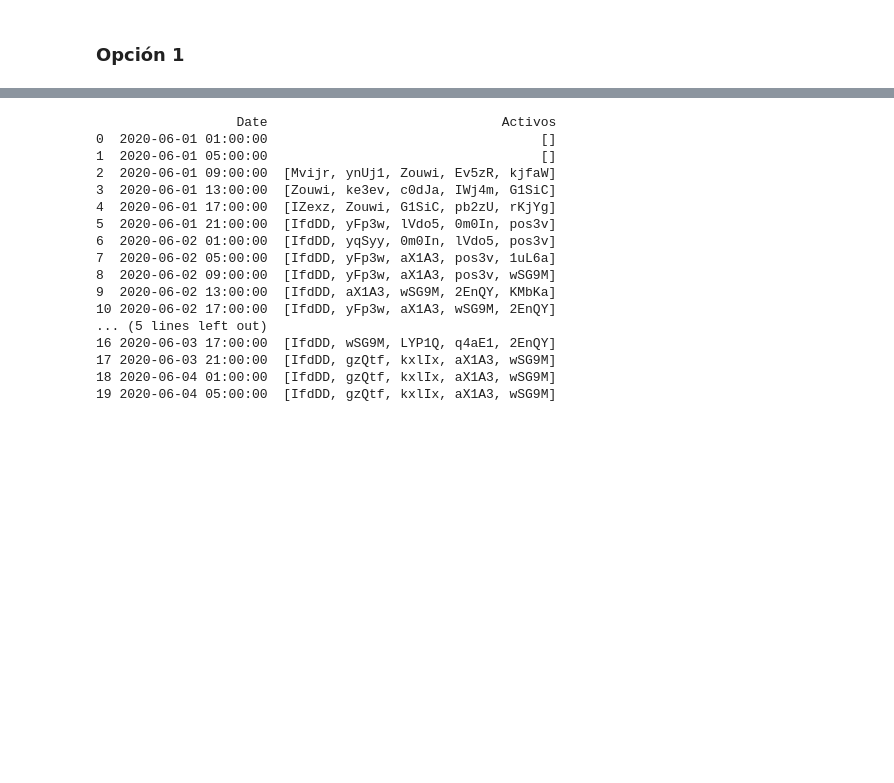
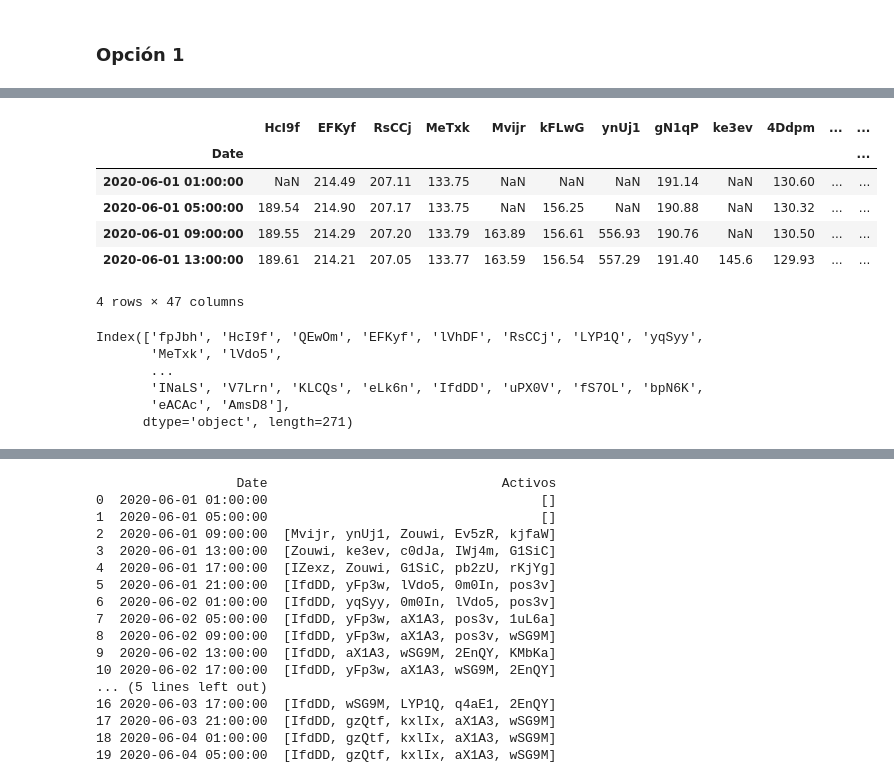
Before and after one commit to anruki/AthenAI_Competition, a Jupyter notebook: conversion_trades.ipynb, the cells around one changed output, grey strips where cells are left out. Drawn from its saved outputs; the diff is of its cells as text; code cells hidden in the pictures; blank space fills up the shorter version.

```diff
--- a/conversion_trades.ipynb
+++ b/conversion_trades.ipynb
@@ -659,3 +295,8 @@ for algo in algs_benchmark:
 df_algoritmos.fillna(0, inplace=True)
 # %% [markdown]
 ### Opción 1
+# %%
+# df_algoritmos ya debe estar cargado
+# Aseguramos que 0 se interprete como "sin dato"
+df_prices = df_algoritmos.set_index("Date").replace(0, np.nan)
+df_prices.head(2)
@@ -661,0 +309,4 @@ df_algoritmos.fillna(0, inplace=True)
+# %%
+# Fechas del histórico
+fechas = df_prices.index
+fechas
@@ -661,0 +330,21 @@ df_algoritmos.fillna(0, inplace=True)
+# %%
+df_disponible = df_prices.loc[:fechas[3]].dropna(axis=1, how='all')
+df_disponible
+# %% [output]
+|  | HcI9f | EFKyf | RsCCj | MeTxk | Mvijr | kFLwG | ynUj1 | gN1qP | ke3ev | 4Ddpm | ... | ... |
+| Date |  |  |  |  |  |  |  |  |  |  |  | ... |
+| 2020-06-01 01:00:00 | NaN | 214.49 | 207.11 | 133.75 | NaN | NaN | NaN | 191.14 | NaN | 130.60 | ... | ... |
+| 2020-06-01 05:00:00 | 189.54 | 214.90 | 207.17 | 133.75 | NaN | 156.25 | NaN | 190.88 | NaN | 130.32 | ... | ... |
+| 2020-06-01 09:00:00 | 189.55 | 214.29 | 207.20 | 133.79 | 163.89 | 156.61 | 556.93 | 190.76 | NaN | 130.50 | ... | ... |
+| 2020-06-01 13:00:00 | 189.61 | 214.21 | 207.05 | 133.77 | 163.59 | 156.54 | 557.29 | 191.40 | 145.6 | 129.93 | ... | ... |
+4 rows × 47 columns
+# %%
+activos = df_prices.columns
+activos
+# %% [output]
+Index(['fpJbh', 'HcI9f', 'QEwOm', 'EFKyf', 'lVhDF', 'RsCCj', 'LYP1Q', 'yqSyy',
+       'MeTxk', 'lVdo5',
+       ...
+       'INaLS', 'V7Lrn', 'KLCQs', 'eLk6n', 'IfdDD', 'uPX0V', 'fS7OL', 'bpN6K',
+       'eACAc', 'AmsD8'],
+      dtype='object', length=271)
```
Also changed, not shown: parts of 37 cells of this notebook.
